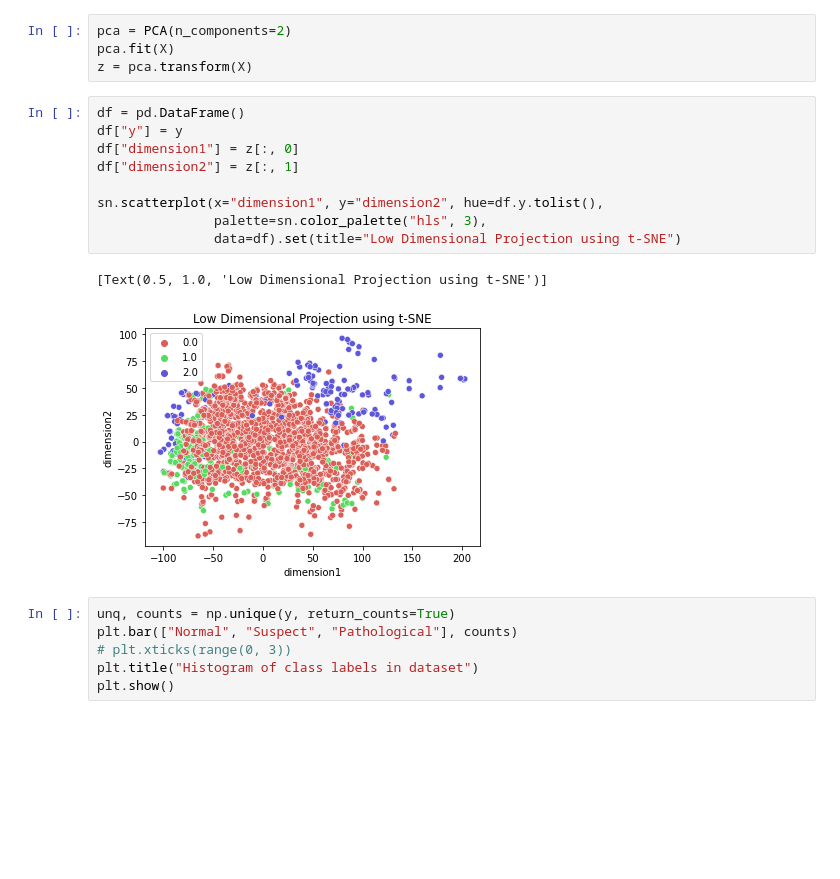
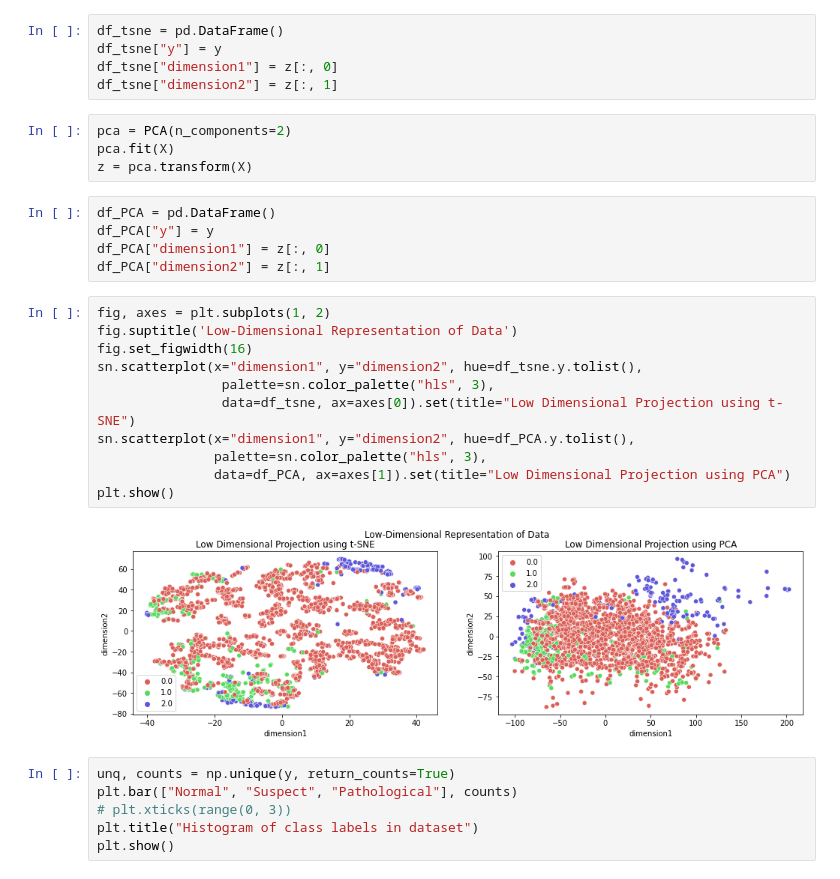
Before and after one commit to nammyk789/ECS271-project, a Jupyter notebook: scripts/evaluation/dataset_analysis.ipynb, the cells around one changed output. Cells and saved outputs as stored; diff of their text form; blank space fills up the shorter version.

Commit message:
Improve dataset analysis plots

```diff
--- a/scripts/evaluation/dataset_analysis.ipynb
+++ b/scripts/evaluation/dataset_analysis.ipynb
@@ -36,19 +24,30 @@ sn.scatterplot(x="dimension1", y="dimension2", hue=df.y.tolist(),
+# %%
+df_tsne = pd.DataFrame()
+df_tsne["y"] = y
+df_tsne["dimension1"] = z[:, 0]
+df_tsne["dimension2"] = z[:, 1]
 # %%
 pca = PCA(n_components=2)
 pca.fit(X)
 z = pca.transform(X)
-# %%
-df = pd.DataFrame()
-df["y"] = y
-df["dimension1"] = z[:, 0]
-df["dimension2"] = z[:, 1]
-
-sn.scatterplot(x="dimension1", y="dimension2", hue=df.y.tolist(),
-               palette=sn.color_palette("hls", 3),
-               data=df).set(title="Low Dimensional Projection using t-SNE")
-# %% [output]
-[Text(0.5, 1.0, 'Low Dimensional Projection using t-SNE')]
-[figure, removed]
+# %%
+df_PCA = pd.DataFrame()
+df_PCA["y"] = y
+df_PCA["dimension1"] = z[:, 0]
+df_PCA["dimension2"] = z[:, 1]
+# %%
+fig, axes = plt.subplots(1, 2)
+fig.suptitle('Low-Dimensional Representation of Data')
+fig.set_figwidth(16)
+sn.scatterplot(x="dimension1", y="dimension2", hue=df_tsne.y.tolist(),
+                palette=sn.color_palette("hls", 3),
+                data=df_tsne, ax=axes[0]).set(title="Low Dimensional Projection using t-SNE")
+sn.scatterplot(x="dimension1", y="dimension2", hue=df_PCA.y.tolist(),
+               palette=sn.color_palette("hls", 3),
+               data=df_PCA, ax=axes[1]).set(title="Low Dimensional Projection using PCA")
+plt.show()
+# %% [output]
+[figure, added]
 # %%
 unq, counts = np.unique(y, return_counts=True)
 plt.bar(["Normal", "Suspect", "Pathological"], counts)
```
Also changed, not shown: parts of 2 cells of this notebook.
